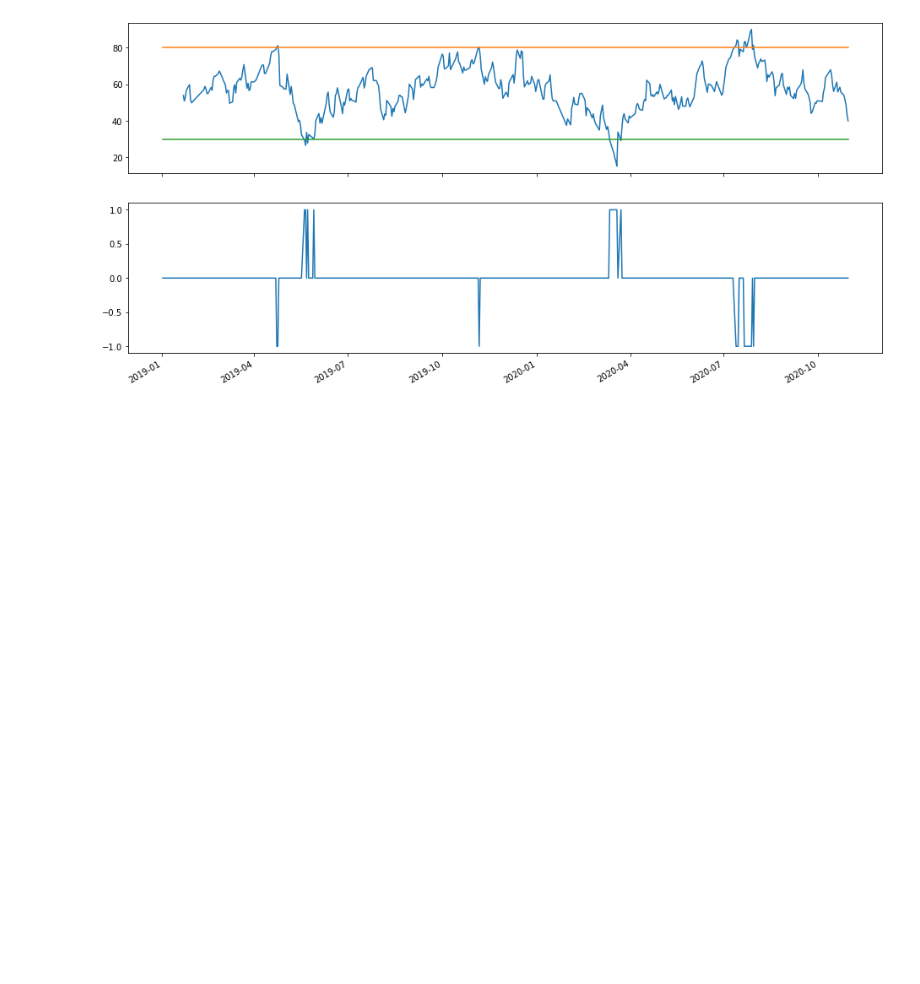
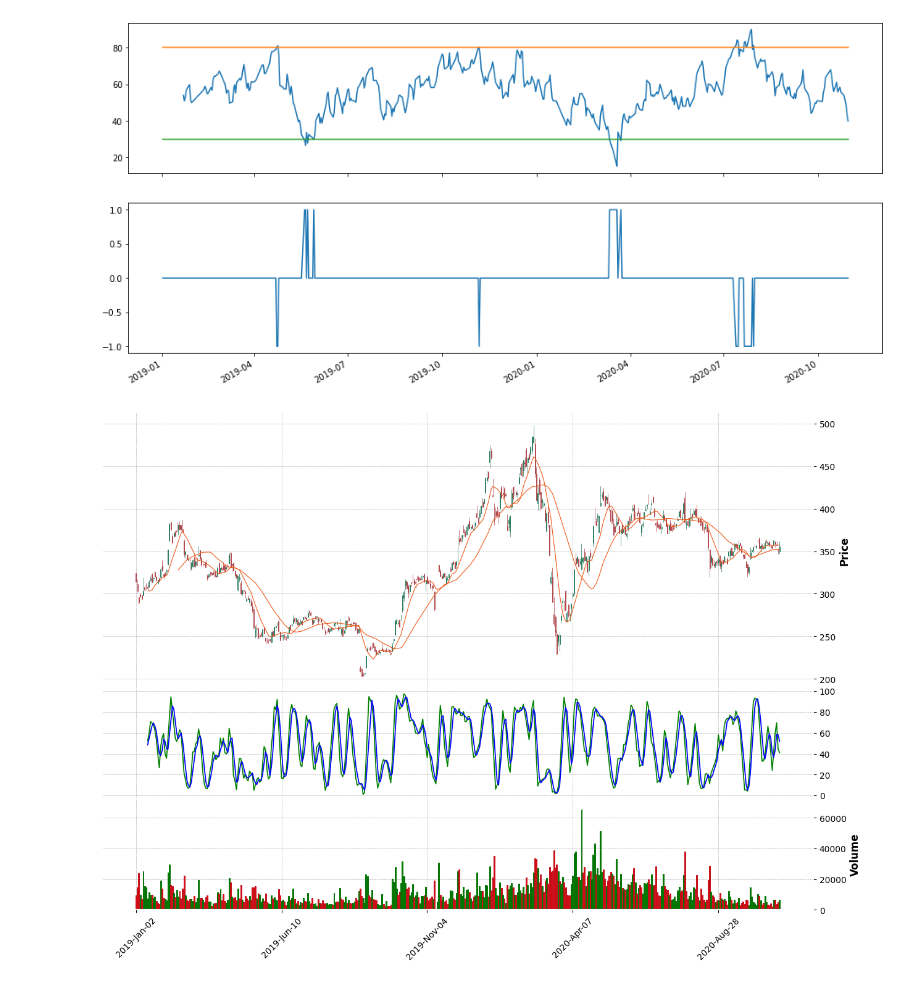
Before and after one commit to toby0622/Stock-Investment-Using-Python, a Jupyter notebook: Homework Assignment 2.ipynb, the cells around one changed output. Cells and saved outputs as stored; diff of their text form; code cells hidden in the pictures; blank space fills up the shorter version.

```diff
--- a/Homework Assignment 2.ipynb
+++ b/Homework Assignment 2.ipynb
@@ -37,3 +37,25 @@ plt.gcf().autofmt_xdate()
 plt.show()
 # %% [output]
 [figure]
+# %%
+from datetime import datetime
+import pandas as pd
+import numpy as np
+import mplfinance as mpf
+import talib
+
+RawData = pd.read_csv('2327 國巨.csv', index_col = 'Date')
+
+RawData.index = pd.DatetimeIndex(RawData.index)
+RawData = RawData.loc['2019/01/02':'2020/10/30',:]
+
+K,D = talib.STOCH(RawData['High'].values, RawData['Low'].values, RawData['Close'].values)
+
+AddPlotPanel_1 = [ mpf.make_addplot(K, color='g', panel=1),
+                   mpf.make_addplot(D, color='b', panel=1),
+                 ]
+
+mpf.plot(RawData, type = 'candle', mav = [10, 30], style = 'charles',volume = True, figscale = 2,
+         main_panel = 0, volume_panel = 2, addplot = AddPlotPanel_1)
+# %% [output]
+[figure, added]
```
Also changed, not shown: 1 other file.
